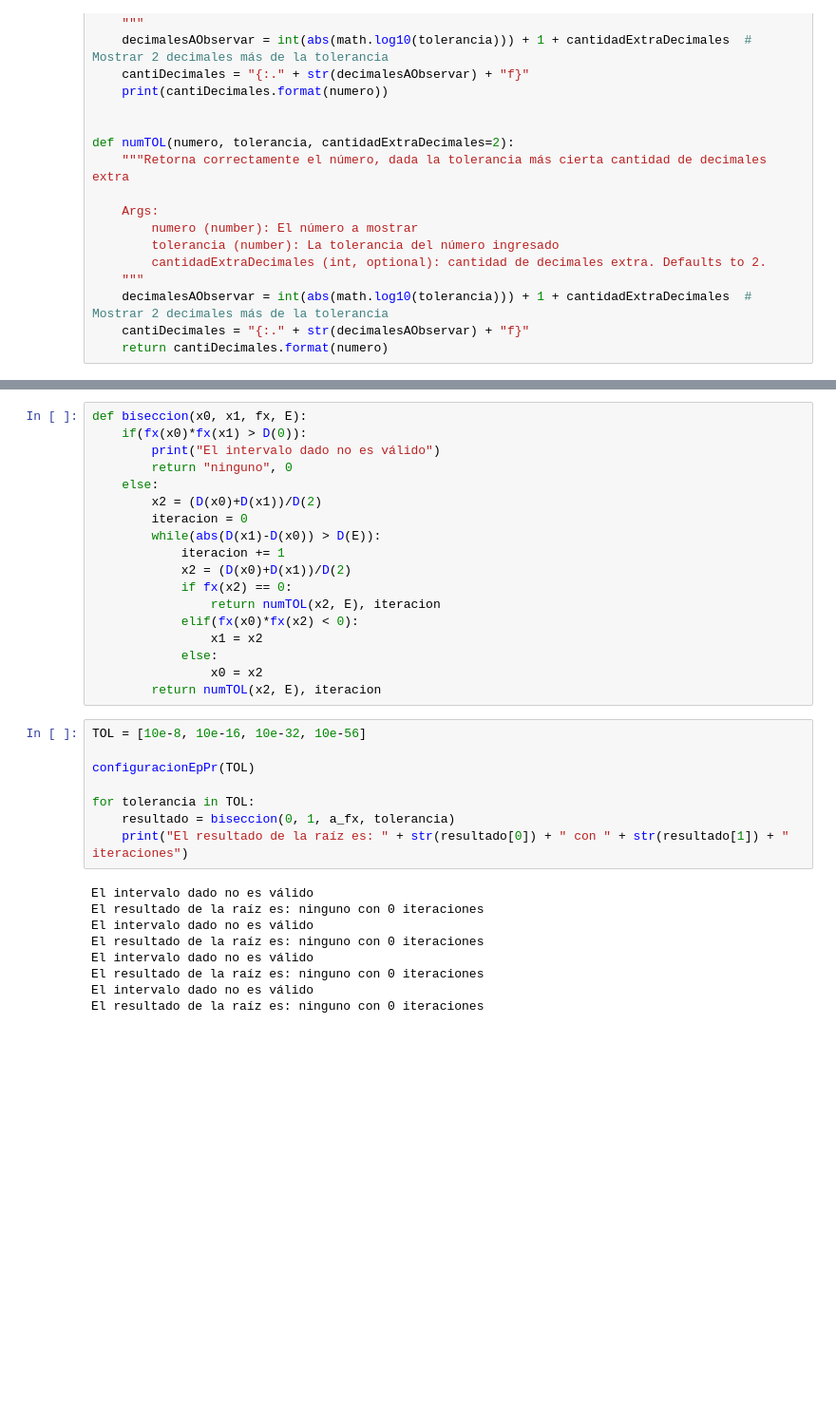
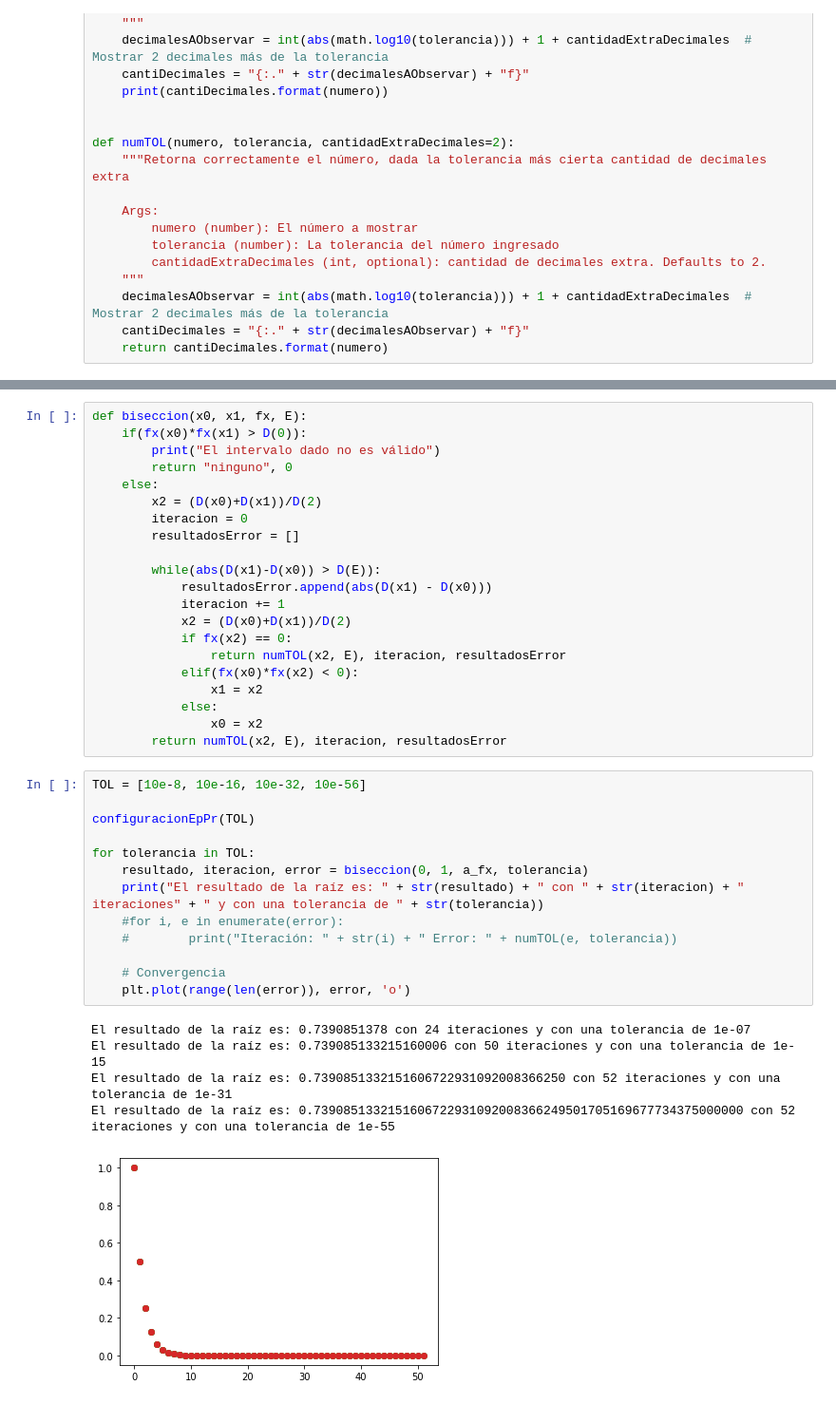
Before and after one commit to jpablo-ortiz/Analisis_Numerico_1057_2130, a Jupyter notebook: Talleres/Taller 1/biseccion.ipynb, the cells around one changed output, grey strips where cells are left out. Shown at 95% size. Drawn from its saved outputs; the diff is of its cells as text; blank space fills up the shorter version.

```diff
--- a/Talleres/Taller 1/biseccion.ipynb
+++ b/Talleres/Taller 1/biseccion.ipynb
@@ -74,30 +73,35 @@ def biseccion(x0, x1, fx, E):
     else:
         x2 = (D(x0)+D(x1))/D(2)
         iteracion = 0
+        resultadosError = []
+
         while(abs(D(x1)-D(x0)) > D(E)):
+            resultadosError.append(abs(D(x1) - D(x0)))
             iteracion += 1
             x2 = (D(x0)+D(x1))/D(2)
             if fx(x2) == 0:
-                return numTOL(x2, E), iteracion
+                return numTOL(x2, E), iteracion, resultadosError
             elif(fx(x0)*fx(x2) < 0):
                 x1 = x2
             else:
                 x0 = x2
-        return numTOL(x2, E), iteracion
+        return numTOL(x2, E), iteracion, resultadosError
 # %%
 TOL = [10e-8, 10e-16, 10e-32, 10e-56]
 
 configuracionEpPr(TOL)
 
 for tolerancia in TOL:
-    resultado = biseccion(0, 1, a_fx, tolerancia)
-    print("El resultado de la raíz es: " + str(resultado[0]) + " con " + str(resultado[1]) + " iteraciones")
+    resultado, iteracion, error = biseccion(0, 1, a_fx, tolerancia)
+    print("El resultado de la raíz es: " + str(resultado) + " con " + str(iteracion) + " iteraciones" + " y con una tolerancia de " + str(tolerancia))
+    #for i, e in enumerate(error):
+    #        print("Iteración: " + str(i) + " Error: " + numTOL(e, tolerancia))
+
+    # Convergencia
+    plt.plot(range(len(error)), error, 'o')
 # %% [output]
-El intervalo dado no es válido
-El resultado de la raíz es: ninguno con 0 iteraciones
-El intervalo dado no es válido
-El resultado de la raíz es: ninguno con 0 iteraciones
-El intervalo dado no es válido
-El resultado de la raíz es: ninguno con 0 iteraciones
-El intervalo dado no es válido
-El resultado de la raíz es: ninguno con 0 iteraciones
+El resultado de la raíz es: 0.7390851378 con 24 iteraciones y con una tolerancia de 1e-07
+El resultado de la raíz es: 0.739085133215160006 con 50 iteraciones y con una tolerancia de 1e-15
+El resultado de la raíz es: 0.7390851332151606722931092008366250 con 52 iteraciones y con una tolerancia de 1e-31
+El resultado de la raíz es: 0.7390851332151606722931092008366249501705169677734375000000 con 52 iteraciones y con una tolerancia de 1e-55
+[figure, added]
```
Also changed, not shown: parts of 2 cells of this notebook, 3 other files.
